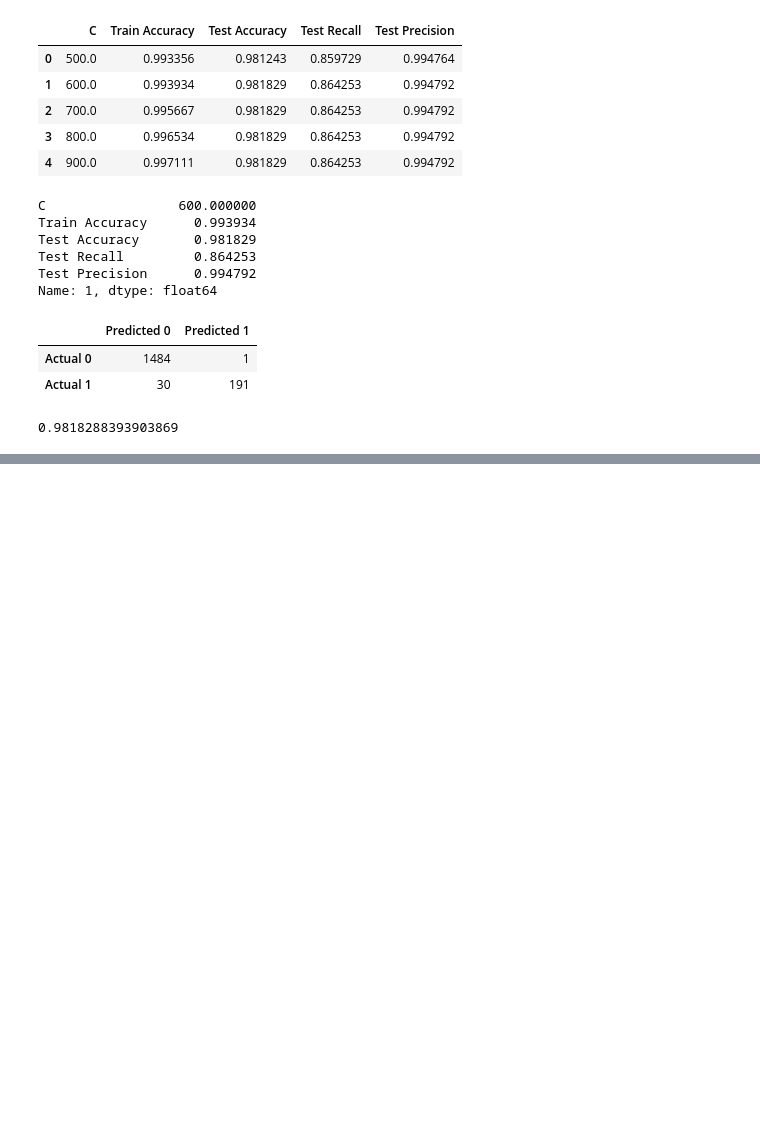
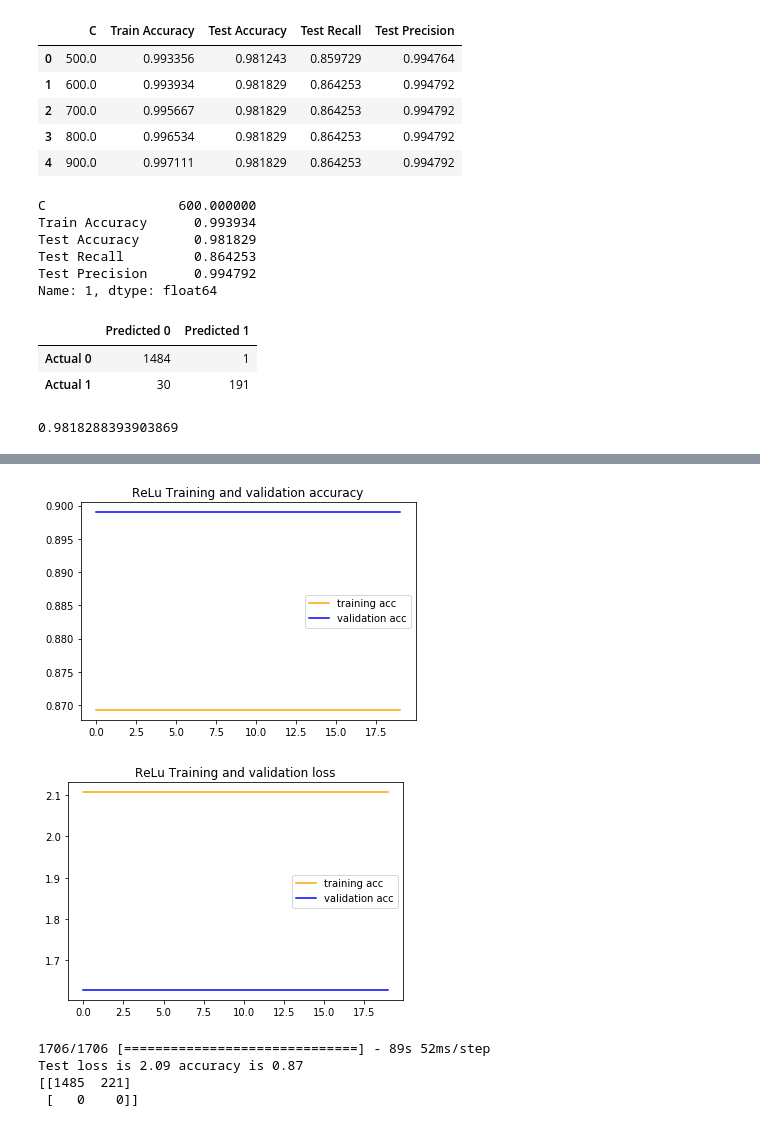
Before and after one commit to nsumlcse533/ctmnlp, a Jupyter notebook: 1935376/smsnlprajib_colab_final.ipynb, the cells around one changed output, grey strips where cells are left out. Cells and saved outputs as stored; diff of their text form; code cells hidden in the pictures; blank space fills up the shorter version.

```diff
--- a/1935376/smsnlprajib_colab_final.ipynb
+++ b/1935376/smsnlprajib_colab_final.ipynb
@@ -619,3 +617,12 @@ print(confusion_matrix(pred, y_test))
 Test loss is 0.39 accuracy is 0.87
 [[1485  221]
  [   0    0]]
+# %%
+#Usnig LSTM_RELU
+model = Sequential()
+model.add(Embedding(max_words, 32))
+#model.add(Embedding(1000, 64, input_length=10))
+model.add(LSTM(32))
+model.add(Dense(1, activation='relu'))
+model.compile(optimizer='rmsprop', loss='binary_crossentropy', metrics=['acc'])
+history_ltsm_relu = model.fit(X_train, y_train, epochs=20, batch_size=90, validation_split=0.2)
@@ -621,0 +647,34 @@ Test loss is 0.39 accuracy is 0.87
+# %%
+#Usnig LSTM_RELU
+acc = history_ltsm_relu.history['acc']
+val_acc = history_ltsm_relu.history['val_acc']
+loss = history_ltsm_relu.history['loss']
+val_loss = history_ltsm_relu.history['val_loss']
+epochs = range(len(acc))
+plt.plot(epochs, acc, '-', color='orange', label='training acc')
+plt.plot(epochs, val_acc, '-', color='blue', label='validation acc')
+plt.title('ReLu Training and validation accuracy')
+plt.legend()
+plt.show()
+
+plt.plot(epochs, loss, '-', color='orange', label='training acc')
+plt.plot(epochs, val_loss,  '-', color='blue', label='validation acc')
+plt.title('ReLu Training and validation loss')
+plt.legend()
+plt.show()
+# %% [output]
+[figure, added]
+[figure, added]
+# %%
+#Usnig LSTM_RELU
+pred = model.predict_classes(X_test)
+acc = model.evaluate(X_test, y_test)
+proba_ltsm = model.predict_proba(X_test)
+from sklearn.metrics import confusion_matrix
+print("Test loss is {0:.2f} accuracy is {1:.2f}  ".format(acc[0],acc[1]))
+print(confusion_matrix(pred, y_test))
+# %% [output]
+1706/1706 [==============================] - 89s 52ms/step
+Test loss is 2.09 accuracy is 0.87
+[[1485  221]
+ [   0    0]]
```
Also changed, not shown: parts of 12 cells of this notebook.
